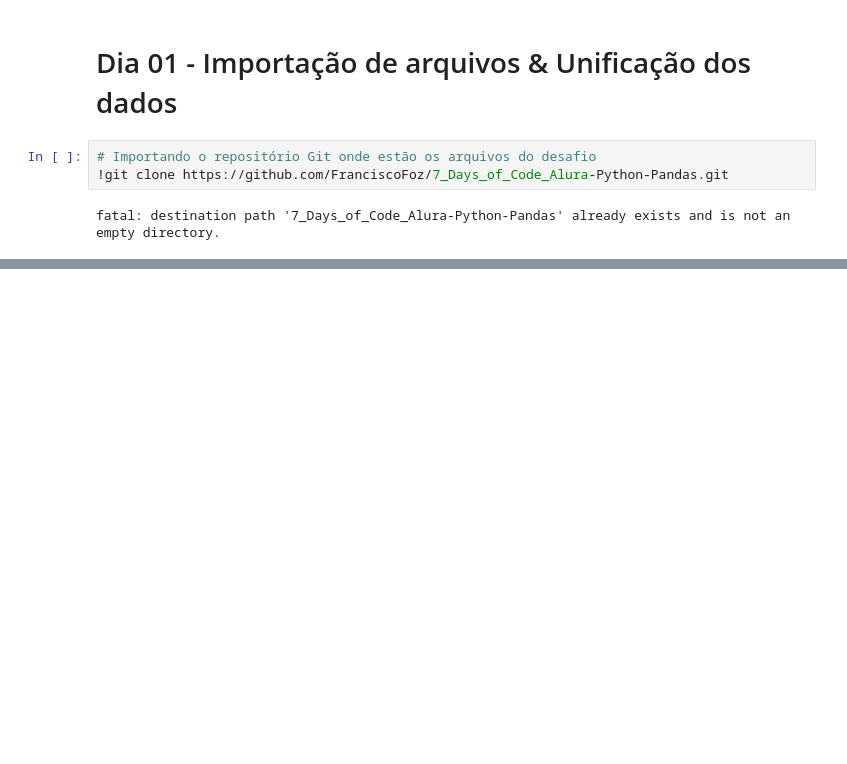
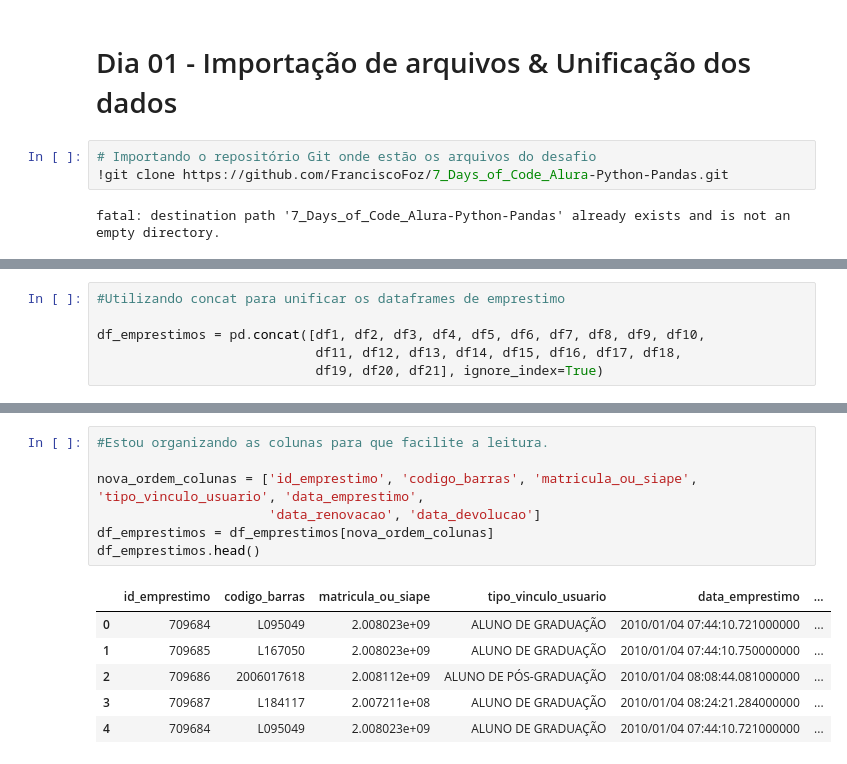
Before and after one commit to Pires1789/7daysofcode_acervo-biblioteca, a Jupyter notebook: Desafio7DaysofCode.ipynb, the cells around one changed output, grey strips where cells are left out. Drawn from its saved outputs; the diff is of its cells as text; blank space fills up the shorter version.

```diff
--- a/Desafio7DaysofCode.ipynb
+++ b/Desafio7DaysofCode.ipynb
@@ -83,0 +91,6 @@ df_exemplares.head()
+# %%
+#Utilizando concat para unificar os dataframes de emprestimo
+
+df_emprestimos = pd.concat([df1, df2, df3, df4, df5, df6, df7, df8, df9, df10,
+                            df11, df12, df13, df14, df15, df16, df17, df18,
+                            df19, df20, df21], ignore_index=True)
@@ -83,0 +114,14 @@ df_exemplares.head()
+# %%
+#Estou organizando as colunas para que facilite a leitura.
+
+nova_ordem_colunas = ['id_emprestimo', 'codigo_barras', 'matricula_ou_siape', 'tipo_vinculo_usuario', 'data_emprestimo',
+                      'data_renovacao', 'data_devolucao']
+df_emprestimos = df_emprestimos[nova_ordem_colunas]
+df_emprestimos.head()
+# %% [output]
+|  | id_emprestimo | codigo_barras | matricula_ou_siape | tipo_vinculo_usuario | data_emprestimo | ... |
+| 0 | 709684 | L095049 | 2.008023e+09 | ALUNO DE GRADUAÇÃO | 2010/01/04 07:44:10.721000000 | ... |
+| 1 | 709685 | L167050 | 2.008023e+09 | ALUNO DE GRADUAÇÃO | 2010/01/04 07:44:10.750000000 | ... |
+| 2 | 709686 | 2006017618 | 2.008112e+09 | ALUNO DE PÓS-GRADUAÇÃO | 2010/01/04 08:08:44.081000000 | ... |
+| 3 | 709687 | L184117 | 2.007211e+08 | ALUNO DE GRADUAÇÃO | 2010/01/04 08:24:21.284000000 | ... |
+| 4 | 709684 | L095049 | 2.008023e+09 | ALUNO DE GRADUAÇÃO | 2010/01/04 07:44:10.721000000 | ... |
```
Also changed, not shown: parts of 6 cells of this notebook.
